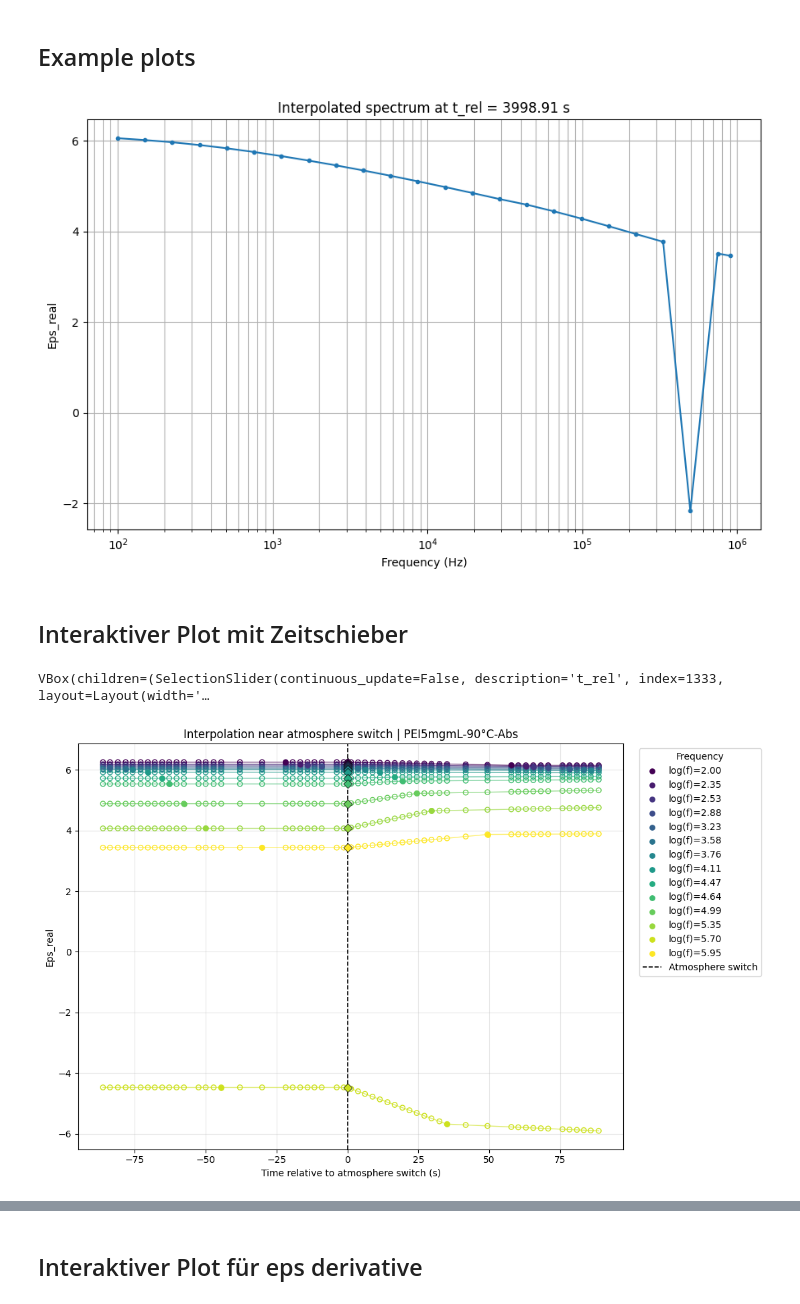
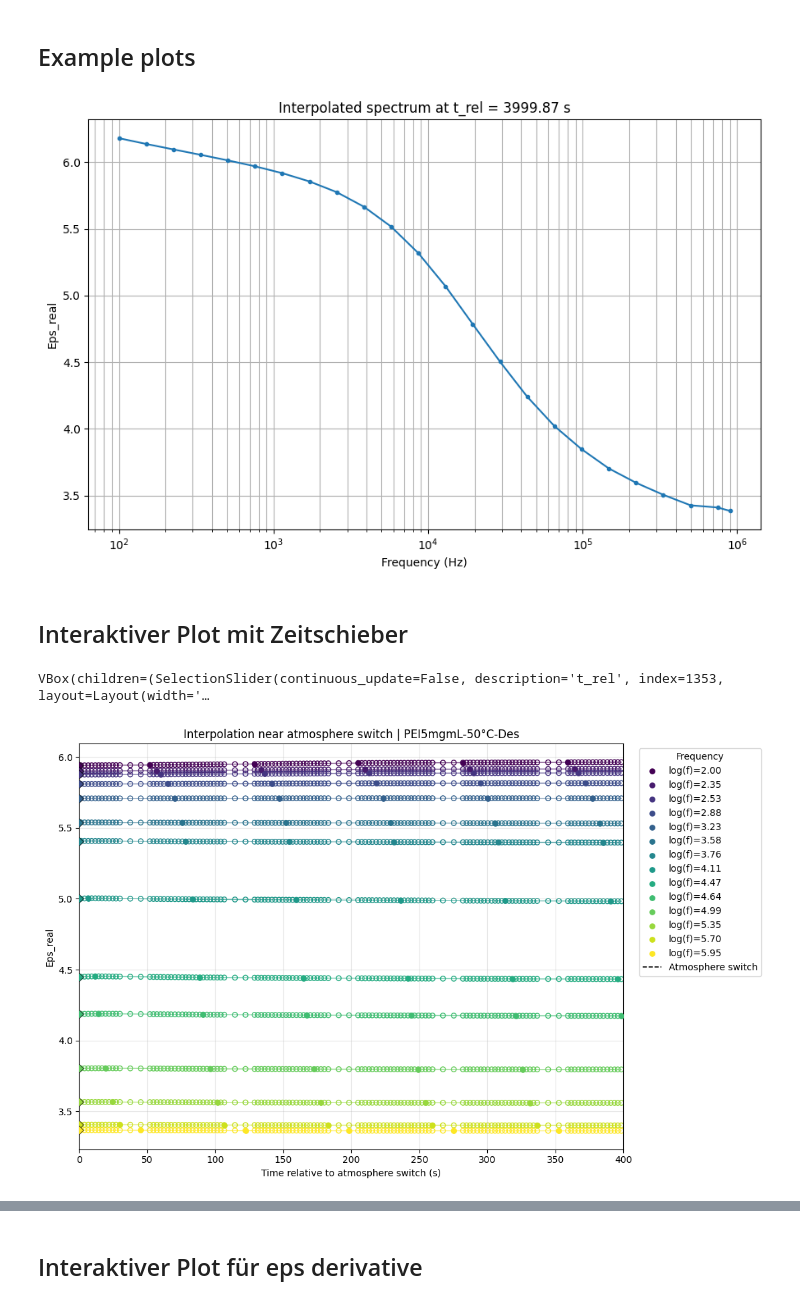
Before and after one commit to maxwolters02/bachelor-thesis, a Jupyter notebook: Code/interpolation.ipynb, the cells around one changed output, grey strips where cells are left out. Saved outputs shown, nothing was run; the diff lists cells and outputs as text; code cells hidden in the pictures.

```diff
--- a/Code/interpolation.ipynb
+++ b/Code/interpolation.ipynb
@@ -34,7 +34,7 @@ INTERPOLATED_VALUE_COLS = ("Eps_real",)
 
 MATERIAL = "PEI5mgmL"
 TEMPERATURE = "50°C"
-MODE = "Abs"
+MODE = "Des"
 PLOT_TIME_S = 4000
 SELECTED_FILE = f"{MATERIAL}_{TEMPERATURE}_{MODE}.TXT"
 
@@ -525,6 +525,11 @@ def plot_interpolation_near_switch(
     mode=MODE,
     y_col="Eps_real",
     plot_window_s=90,
+    plot_time_min_s=None,
+    plot_time_max_s=None,
+    y_min=None,
+    y_max=None,
+    figsize=(11, 7),
     frequency_count=14,
 ):
     raw_base = filter_series(raw_df, material, temperature, mode)
@@ -533,14 +538,21 @@ def plot_interpolation_near_switch(
     if raw_base.empty or interpolated_base.empty:
         raise ValueError("No data found for this selection.")
 
-    raw_window = raw_base[raw_base[TIME_COL].between(-plot_window_s, plot_window_s)]
-    interpolated_window = interpolated_base[interpolated_base[TIME_COL].between(-plot_window_s, plot_window_s)]
+    if plot_time_min_s is None:
+        plot_time_min_s = -plot_window_s
+    if plot_time_max_s is None:
+        plot_time_max_s = plot_window_s
+    if plot_time_min_s >= plot_time_max_s:
+        raise ValueError("plot_time_min_s must be smaller than plot_time_max_s.")
+
+    raw_window = raw_base[raw_base[TIME_COL].between(plot_time_min_s, plot_time_max_s)]
+    interpolated_window = interpolated_base[interpolated_base[TIME_COL].between(plot_time_min_s, plot_time_max_s)]
     switch_spectrum = interpolated_base[interpolated_base["Is_Switch_Spectrum"]]
 
     freqs_for_plot = choose_log_spaced_frequencies(raw_base, count=frequency_count)
     colors = plt.cm.viridis(np.linspace(0, 1, len(freqs_for_plot)))
 
-    fig, ax = plt.subplots(figsize=(11, 7))
+    fig, ax = plt.subplots(figsize=figsize)
     for freq, color in zip(freqs_for_plot, colors):
         raw_freq = raw_window[raw_window["Freq_Hz"] == freq].sort_values(TIME_COL)
         int_freq = interpolated_window[interpolated_window["Freq_Hz"] == freq].sort_values(TIME_COL)
@@ -567,6 +579,9 @@ def plot_interpolation_near_switch(
     ax.set_xlabel("Time relative to atmosphere switch (s)")
     ax.set_ylabel(y_col)
     ax.set_title(f"Interpolation near atmosphere switch | {material}-{temperature}-{mode}")
+    ax.set_xlim(plot_time_min_s, plot_time_max_s)
+    if y_min is not None or y_max is not None:
+        ax.set_ylim(y_min, y_max)
     ax.grid(True, alpha=0.3)
     ax.legend(title="Frequency", bbox_to_anchor=(1.02, 1), loc="upper left")
     plt.tight_layout()
@@ -718,7 +733,7 @@ plot_interpolated_spectrum(
     y_col="Eps_real",
 )
 # %% [output]
-[figure, old version]
+[figure, new version]
 # %% [markdown]
 ## Interaktiver Plot mit Zeitschieber
 # %%
@@ -731,20 +746,31 @@ interactive_interpolated_spectrum(
     y_col="Eps_real",
 )
 # %% [output]
-VBox(children=(SelectionSlider(continuous_update=False, description='t_rel', index=1333, layout=Layout(width='…
+VBox(children=(SelectionSlider(continuous_update=False, description='t_rel', index=1353, layout=Layout(width='…
 # %%
+switch_plot_time_min_s = 0
+switch_plot_time_max_s = 400
+switch_plot_y_min = None
+switch_plot_y_max = None
+switch_plot_width = 11
+switch_plot_height = 7
+
 plot_interpolation_near_switch(
     df_all,
     df_interpolated_complete,
     material=MATERIAL,
     temperature=TEMPERATURE,
     mode=MODE,
     y_col="Eps_real",
-    plot_window_s=90,
+    plot_time_min_s=switch_plot_time_min_s,
+    plot_time_max_s=switch_plot_time_max_s,
+    y_min=switch_plot_y_min,
+    y_max=switch_plot_y_max,
+    figsize=(switch_plot_width, switch_plot_height),
     frequency_count=14,
 )
 # %% [output]
-[figure, old version]
+[figure, new version]
 # %%
 plot_derivative_spectrum(
     df_derivative,
```
Also changed, not shown: parts of 7 cells of this notebook, 4 other files.
